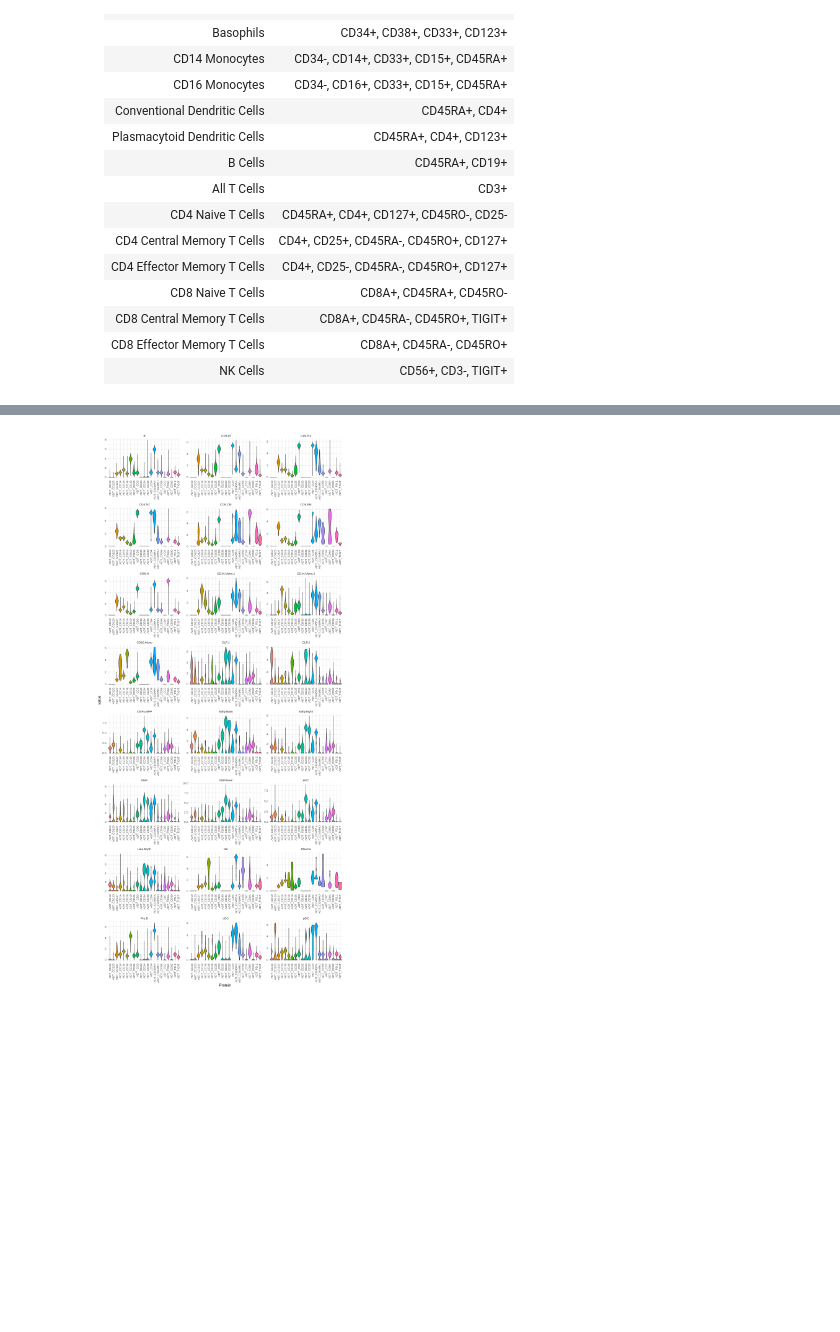
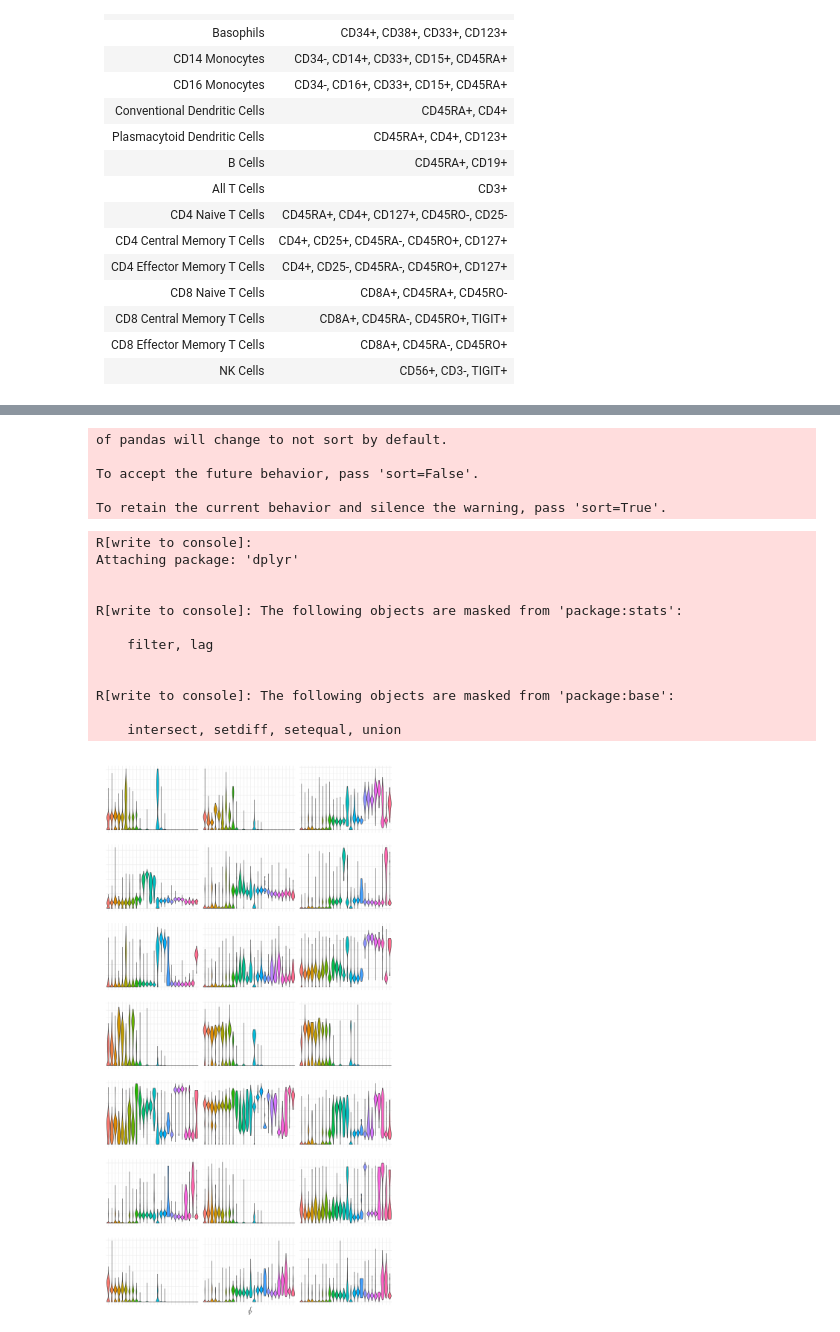
Before and after one commit to Sarah145/bone_marrow_analysis, a Jupyter notebook: notebooks/pre_processing_granja.ipynb, the cells around one changed output, grey strips where cells are left out. Cells and saved outputs as stored; diff of their text form; code cells hidden in the pictures; blank space fills up the shorter version.

```diff
--- a/notebooks/pre_processing_granja.ipynb
+++ b/notebooks/pre_processing_granja.ipynb
@@ -37,7 +34,9 @@ Data was downloaded as rds files either from [GEO](https://www.ncbi.nlm.nih.gov/
 adata = sc.read('../data/granja/gran_rna.mtx') # rna expression matrix
 adata.var_names = pd.read_csv('../data/granja/gran_rna_genes.csv', sep='\t')['gene_symbol'] # gene names
 meta = pd.read_csv('../data/granja/gran_rna_meta.csv', sep='\t') # metadata
-adt = pd.read_csv('../data/granja/gran_adt_clr.csv', sep='\t') # read in ADT data
+meta['bc'] = meta['Group'] + ':' + meta['Barcode'] # need to update barcode index to match ADT files
+meta.index = meta['bc']
+adt  = pd.read_csv('../data/granja/gran_adt_clr.csv', sep='\t') # read in ADT data
 adt.fillna(0, inplace = True) # replace NAs with 0s
 adata.obs_names = meta['bc'] # set obs names
 adata.obs = pd.concat([meta, adt], axis=1) # add metadata to adata object
@@ -147,10 +95,0 @@ All cell type labels look really good so far. Seeing as I'm going to be using th
-# %%
-# First need to normalise the data
-adata.layers['counts'] = adata.X
-sc.pp.normalize_total(adata, target_sum=10000)
-sc.pp.log1p(adata)
-adata.raw = adata
-
-# Identify which genes are differentially expressed by the 2 unknown categories to try figure out what they are
-sc.tl.rank_genes_groups(adata, groupby='BioClassification', groups=['14_Unk', '26_Unk'], key_added = 'rank_genes_unk')
-sc.pl.rank_genes_groups(adata, key='rank_genes_unk', sharey=False)
@@ -214,5 +95,0 @@ sc.pl.violin(bm, 'dbl_scores', groupby='BioClassification', rotation=90)
-# %%
-# Unknown clusters definitely appear to be clusters of doublets
-# will remove them from dataset
-adata = adata[(adata.obs['BioClassification'] != '14_Unk') & (adata.obs['BioClassification'] != '26_Unk')].copy()
-adata
@@ -256,4 +95,0 @@ There's not enough cells to try and separate out any more subclusters of T cells
-# %%
-p = re.compile('[^_]+$')
-adata.obs['celltype'] = [p.search(x).group() for x in adata.obs['BioClassification'].values]
-sc.pl.scatter(adata, x='UMAP1', y='UMAP2', color='celltype')
@@ -286,13 +95,0 @@ ggplot(df, aes(x = celltype, y = value, fill = celltype)) +
-# %%
-%%R -i df -h 1800 -w 800
-
-# check which proteins are being expressed in each cell type
-df <- df %>% pivot_longer(2:ncol(df), names_to = 'Protein')
-ggplot(df, aes(x = Protein, y = value, fill = Protein)) +
-    geom_violin(scale = 'width', show.legend = F) +
-    facet_wrap(~celltype, scales = 'free', nrow = 9) +
-    theme_minimal(base_size = 12) +
-    theme(axis.text.x = element_text(angle = 90, hjust = 1, vjust = 0.5)) +
-    ggsave('../figures/granja_final_markers2.png', height=20, width=15)
-# %% [output]
-[figure, removed]
@@ -301,0 +96,36 @@ adata.write('../data/granja/granja.h5ad')
+# %%
+# create df for visualisatin
+df = pd.concat([adata.obs['BioClassification'], adt], axis = 1)
+# %% [output]
+of pandas will change to not sort by default.
+
+To accept the future behavior, pass 'sort=False'.
+
+To retain the current behavior and silence the warning, pass 'sort=True'.
+# %%
+%%R -i df -h 1500 -w 800
+library(ggplot2)
+library(dplyr)
+library(tidyr)
+
+# check which cell types the different proteins are being expressed in
+df <- df %>% pivot_longer(2:ncol(df), names_to = 'Protein')
+ggplot(df, aes(x = BioClassification, y = value, fill = BioClassification)) +
+    geom_violin(scale = 'width', show.legend = F) +
+    facet_wrap(~Protein, scales = 'free', nrow = 7) +
+    theme_minimal(base_size = 12) +
+    theme(axis.text.x = element_text(angle = 90, hjust = 1, vjust = 0.5))
+# %% [output]
+R[write to console]:
+Attaching package: 'dplyr'
+
+
+R[write to console]: The following objects are masked from 'package:stats':
+
+    filter, lag
+
+
+R[write to console]: The following objects are masked from 'package:base':
+
+    intersect, setdiff, setequal, union
+[figure, added]
```
Also changed, not shown: parts of 36 cells of this notebook, 4 other files.
